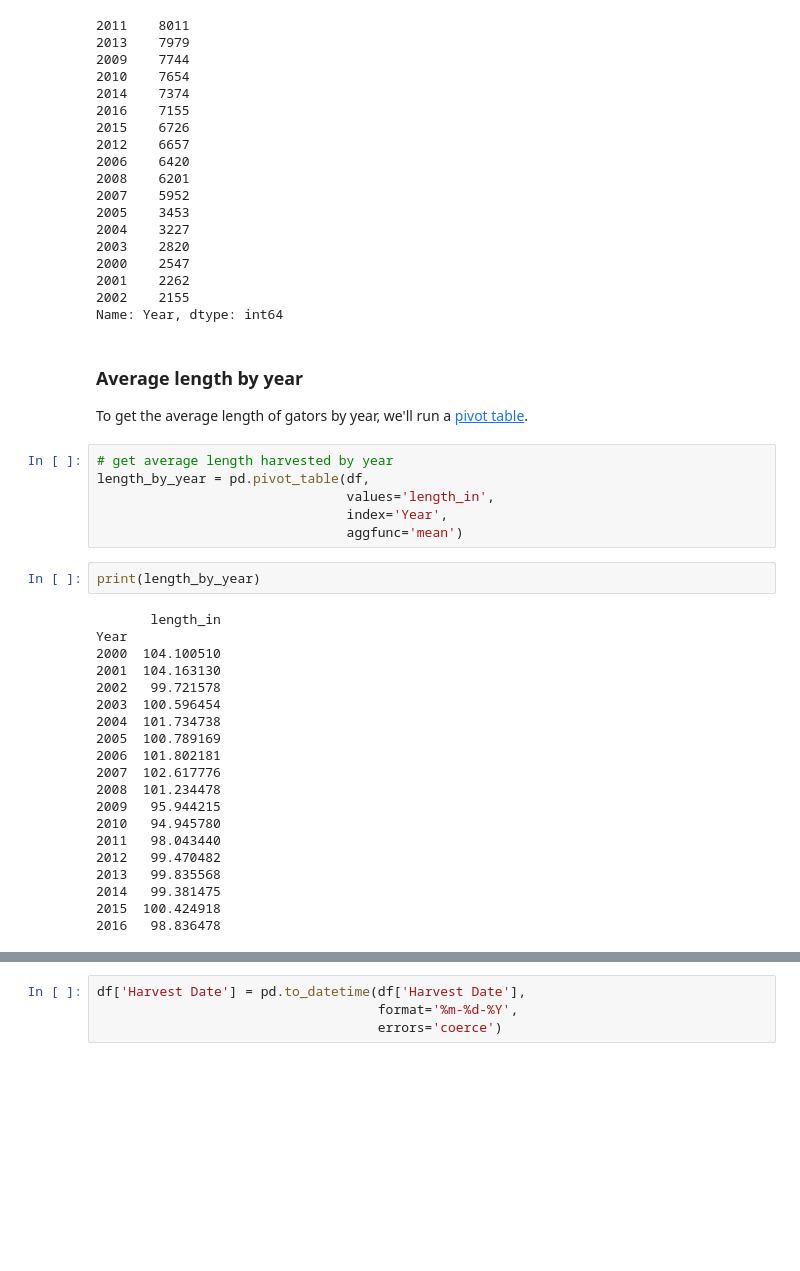
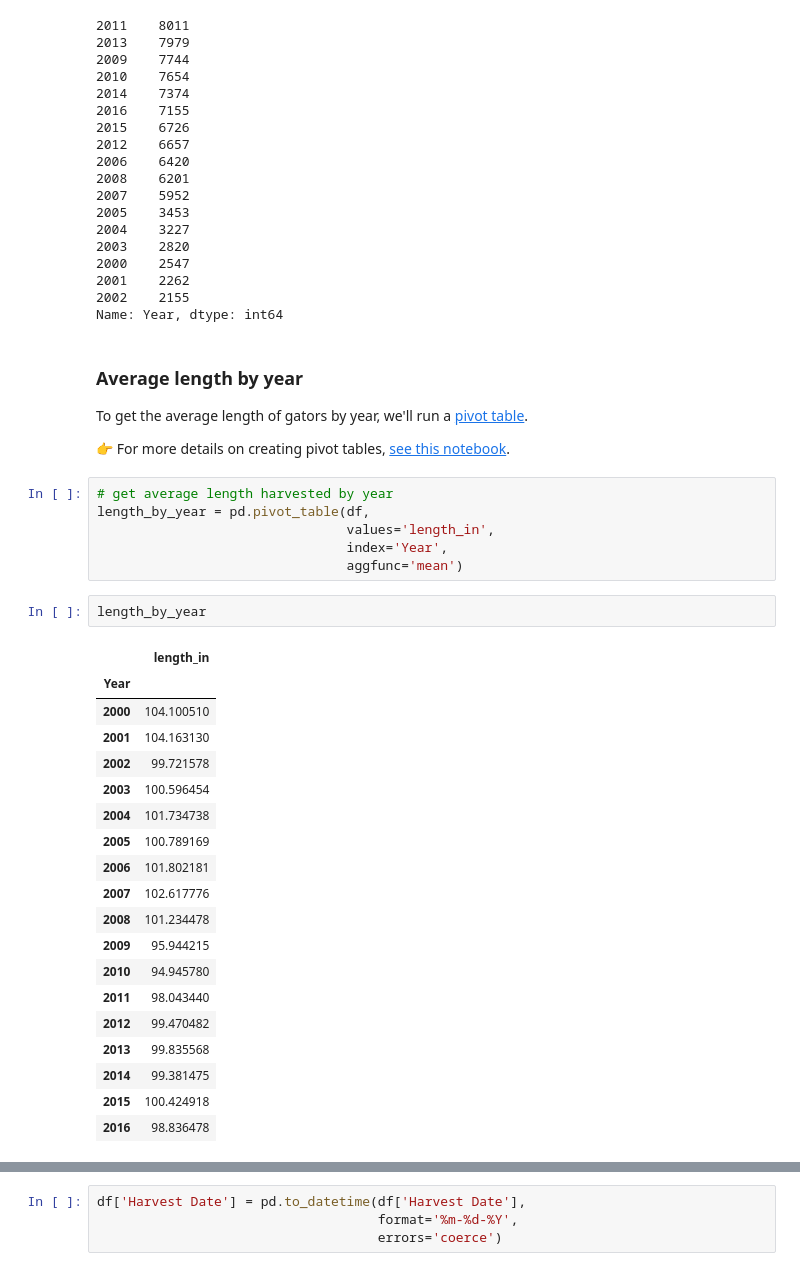
Before and after one commit to cjwinchester/ire-2018-python-for-data-analysis, a Jupyter notebook: completed/Gator hunt.ipynb, the cells around one changed output, grey strips where cells are left out. Drawn from its saved outputs; the diff is of its cells as text; blank space fills up the shorter version.

```diff
--- a/completed/Gator hunt.ipynb
+++ b/completed/Gator hunt.ipynb
@@ -159,34 +159,36 @@ Name: Year, dtype: int64
 ### Average length by year
 
 To get the average length of gators by year, we'll run a [pivot table](https://pandas.pydata.org/pandas-docs/stable/generated/pandas.pivot_table.html).
+
+👉 For more details on creating pivot tables, [see this notebook](../reference/Grouping%20data%20in%20pandas.ipynb#Pivot-tables).
 # %%
 # get average length harvested by year
 length_by_year = pd.pivot_table(df,
                                 values='length_in',
                                 index='Year',
                                 aggfunc='mean')
-# %%
-print(length_by_year)
-# %% [output]
-       length_in
-Year
-2000  104.100510
-2001  104.163130
-2002   99.721578
-2003  100.596454
-2004  101.734738
-2005  100.789169
-2006  101.802181
-2007  102.617776
-2008  101.234478
-2009   95.944215
-2010   94.945780
-2011   98.043440
-2012   99.470482
-2013   99.835568
-2014   99.381475
-2015  100.424918
-2016   98.836478
+# %%
+length_by_year
+# %% [output]
+|  | length_in |
+| Year |  |
+| 2000 | 104.100510 |
+| 2001 | 104.163130 |
+| 2002 | 99.721578 |
+| 2003 | 100.596454 |
+| 2004 | 101.734738 |
+| 2005 | 100.789169 |
+| 2006 | 101.802181 |
+| 2007 | 102.617776 |
+| 2008 | 101.234478 |
+| 2009 | 95.944215 |
+| 2010 | 94.945780 |
+| 2011 | 98.043440 |
+| 2012 | 99.470482 |
+| 2013 | 99.835568 |
+| 2014 | 99.381475 |
+| 2015 | 100.424918 |
+| 2016 | 98.836478 |
 # %% [markdown]
 ### Treating dates as dates
 
```
Also changed, not shown: parts of 14 cells of this notebook, 4 other files.
